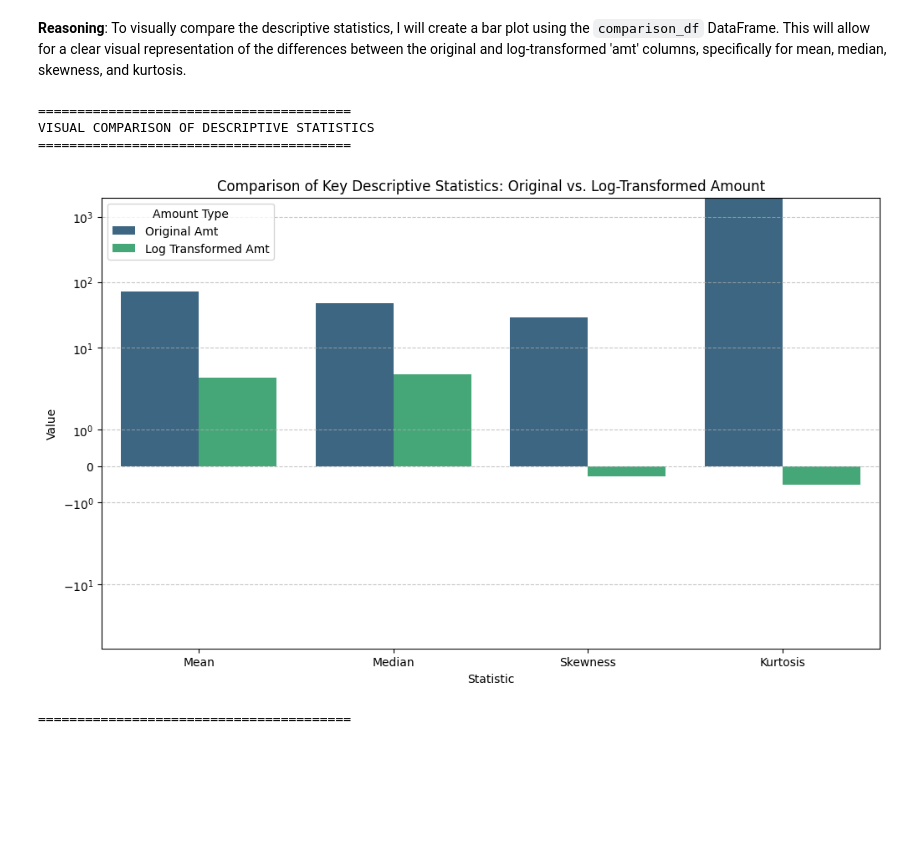
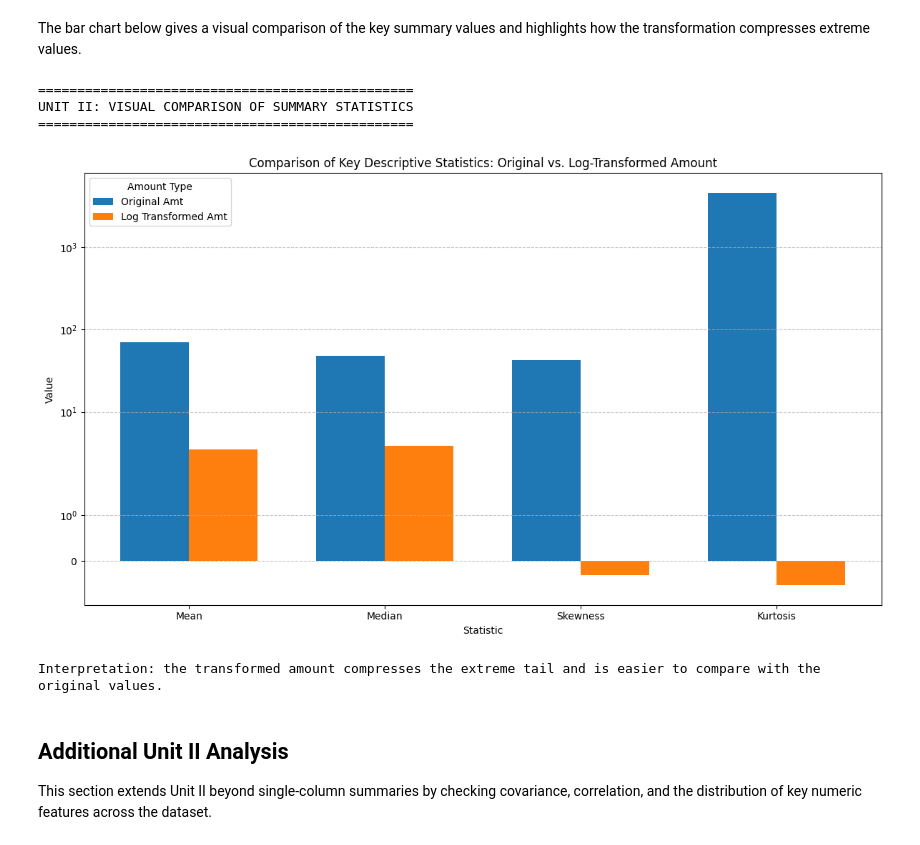
Before and after one commit to ShubhangiDimri/Digital-Transaction-Risk-Analysis, a Jupyter notebook: RiskAnalysis.ipynb, the cells around one changed output. Drawn from its saved outputs; the diff is of its cells as text; code cells hidden in the pictures; blank space fills up the shorter version.

Commit message:
implemented unit 1 and 2

```diff
--- a/RiskAnalysis.ipynb
+++ b/RiskAnalysis.ipynb
@@ -218,32 +325,42 @@ Statistic  Original Amt  Log Transformed Amt
-# %% [markdown]
-**Reasoning**:
-To visually compare the descriptive statistics, I will create a bar plot using the `comparison_df` DataFrame. This will allow for a clear visual representation of the differences between the original and log-transformed 'amt' columns, specifically for mean, median, skewness, and kurtosis.
-# %%
-import matplotlib.pyplot as plt
-import seaborn as sns
-
-print("\n" + "="*40)
-print("VISUAL COMPARISON OF DESCRIPTIVE STATISTICS")
-print("="*40)
-
-# Prepare data for plotting: melt the DataFrame to long format
-# Only include 'Original Amt' and 'Log Transformed Amt' for plotting
-plot_df = comparison_df.melt(id_vars='Statistic', var_name='Transformation', value_name='Value')
-
-plt.figure(figsize=(12, 7))
-sns.barplot(x='Statistic', y='Value', hue='Transformation', data=plot_df, palette='viridis')
-plt.title('Comparison of Key Descriptive Statistics: Original vs. Log-Transformed Amount')
-plt.xlabel('Statistic')
-plt.ylabel('Value')
-plt.yscale('symlog') # Use symlog scale due to large differences in Kurtosis values
-plt.legend(title='Amount Type')
-plt.grid(axis='y', linestyle='--', alpha=0.7)
-plt.show()
-
-print("\n" + "="*40)
-# %% [output]
-========================================
-VISUAL COMPARISON OF DESCRIPTIVE STATISTICS
-========================================
-[figure, removed]
-========================================
+# %% [markdown]
+The bar chart below gives a visual comparison of the key summary values and highlights how the transformation compresses extreme values.
+# %%
+print('\n' + '='*48)
+print('UNIT II: VISUAL COMPARISON OF SUMMARY STATISTICS')
+print('='*48)
+
+plot_df = comparison_df.melt(id_vars='Statistic', var_name='Transformation', value_name='Value')
+
+fig, ax = plt.subplots(figsize=(12, 7))
+transformations = plot_df['Transformation'].unique()
+stat_order = comparison_df['Statistic'].tolist()
+bar_width = 0.35
+positions = range(len(stat_order))
+
+for index, transformation in enumerate(transformations):
+    subset = plot_df[plot_df['Transformation'] == transformation].set_index('Statistic').reindex(stat_order)
+    offsets = [position + (index - 0.5) * bar_width for position in positions]
+    ax.bar(offsets, subset['Value'], width=bar_width, label=transformation)
+
+ax.set_title('Comparison of Key Descriptive Statistics: Original vs. Log-Transformed Amount')
+ax.set_xlabel('Statistic')
+ax.set_ylabel('Value')
+ax.set_yscale('symlog')
+ax.set_xticks(list(positions))
+ax.set_xticklabels(stat_order)
+ax.legend(title='Amount Type')
+ax.grid(axis='y', linestyle='--', alpha=0.7)
+plt.tight_layout()
+plt.show()
+
+print('Interpretation: the transformed amount compresses the extreme tail and is easier to compare with the original values.')
+# %% [output]
+================================================
+UNIT II: VISUAL COMPARISON OF SUMMARY STATISTICS
+================================================
+[figure, added]
+Interpretation: the transformed amount compresses the extreme tail and is easier to compare with the original values.
+# %% [markdown]
+## Additional Unit II Analysis
+
+This section extends Unit II beyond single-column summaries by checking covariance, correlation, and the distribution of key numeric features across the dataset.
```
Also changed, not shown: parts of 28 cells of this notebook.
